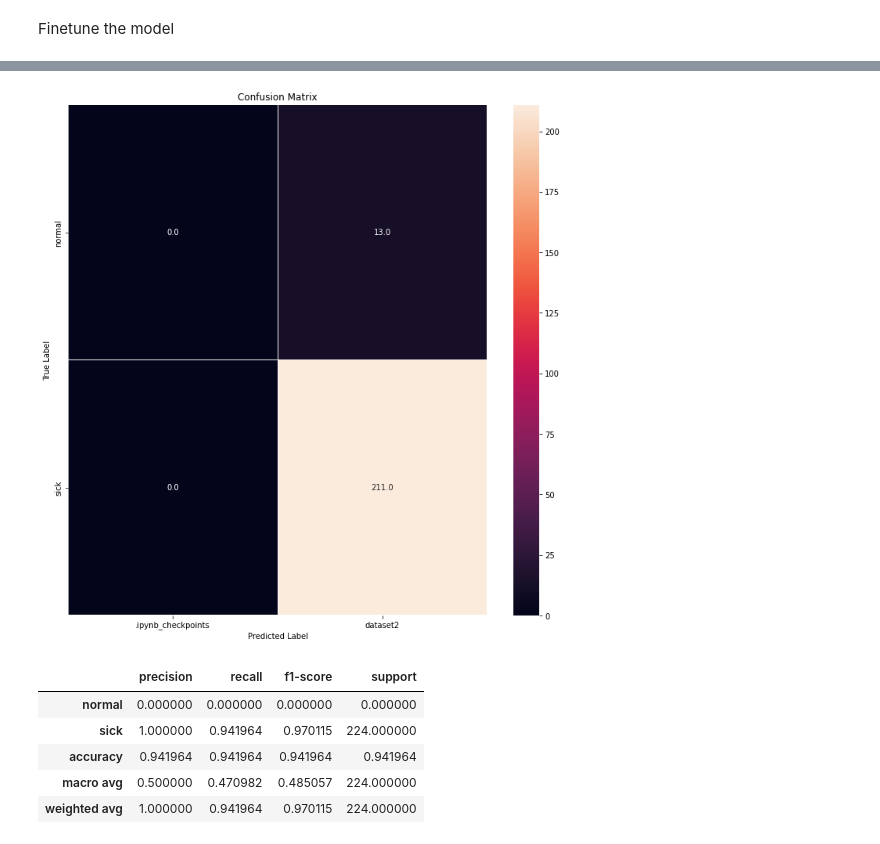
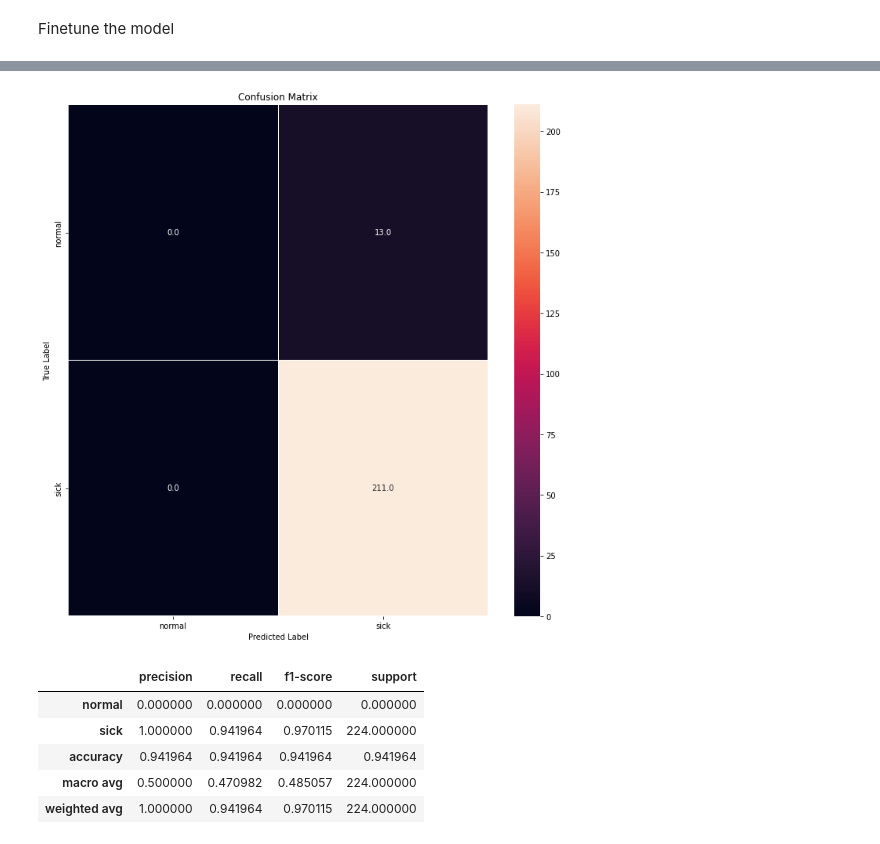
Before and after one commit to dmosh/deeplearning, a Jupyter notebook: imageclassification.ipynb, the cells around one changed output, grey strips where cells are left out. Drawn from its saved outputs; the diff is of its cells as text; code cells hidden in the pictures.

```diff
--- a/imageclassification.ipynb
+++ b/imageclassification.ipynb
@@ -86,5 +88,10 @@ datagen = ImageDataGenerator(rescale=1./255)
+# %%
+train_datagen = ImageDataGenerator(rescale=1./255, width_shift_range=0.2, height_shift_range=0.2,
+                                   horizontal_flip=True, vertical_flip=True, brightness_range=[0.4,1.5],
+                                   zoom_range=0.3)
+datagen = ImageDataGenerator(rescale=1./255)
 # %%
-train_ds = datagen.flow_from_directory(
+train_ds = train_datagen.flow_from_directory(
     'imgs/train',
     target_size = (img_height, img_width),
     batch_size = batch_size,
@@ -265,21 +271,21 @@ results.to_csv("/content/drive/MyDrive/Colab Notebooks/deeplearning/Unkown_Image
 # %%
 y_pred = np.argmax(Y_pred, axis=1)
 confusion_mtx = confusion_matrix(y_pred, test_ds.classes)
 f,ax = plt.subplots(figsize=(12, 12))
 sns.heatmap(confusion_mtx, annot=True,
             linewidths=0.01,
             linecolor="white",
             fmt= '.1f',ax=ax,)
 sns.color_palette("rocket", as_cmap=True)
 
 plt.xlabel("Predicted Label")
 plt.ylabel("True Label")
-ax.xaxis.set_ticklabels(test_ds.class_indices)
+ax.xaxis.set_ticklabels(image_class)
 ax.yaxis.set_ticklabels(image_class)
 plt.title("Confusion Matrix")
 plt.show()
 # %% [output]
-[figure, old version]
+[figure, new version]
 # %%
 report2 = classification_report(test_ds.classes, y_pred, target_names=image_class, output_dict=True)
 df2 = pd.DataFrame(report2).transpose()
```
Also changed, not shown: parts of 7 cells of this notebook.
